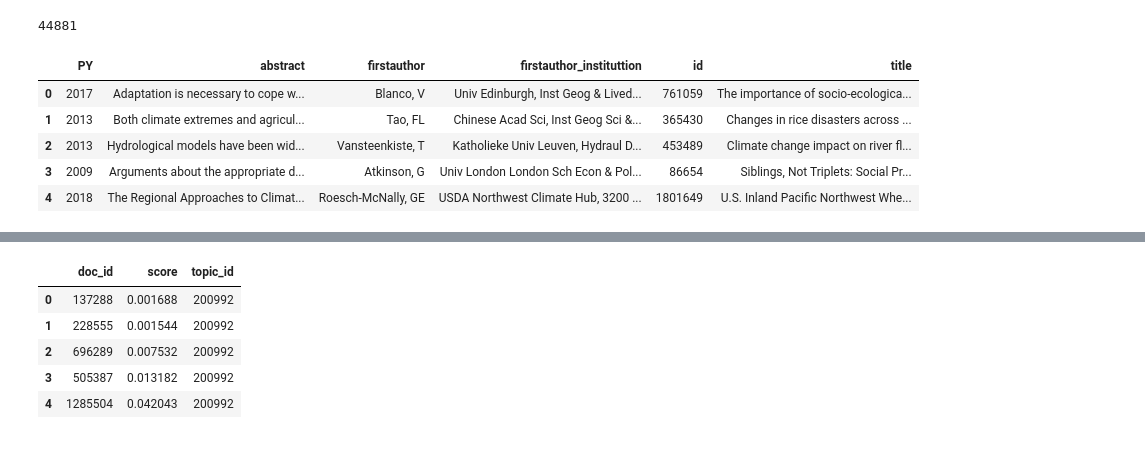
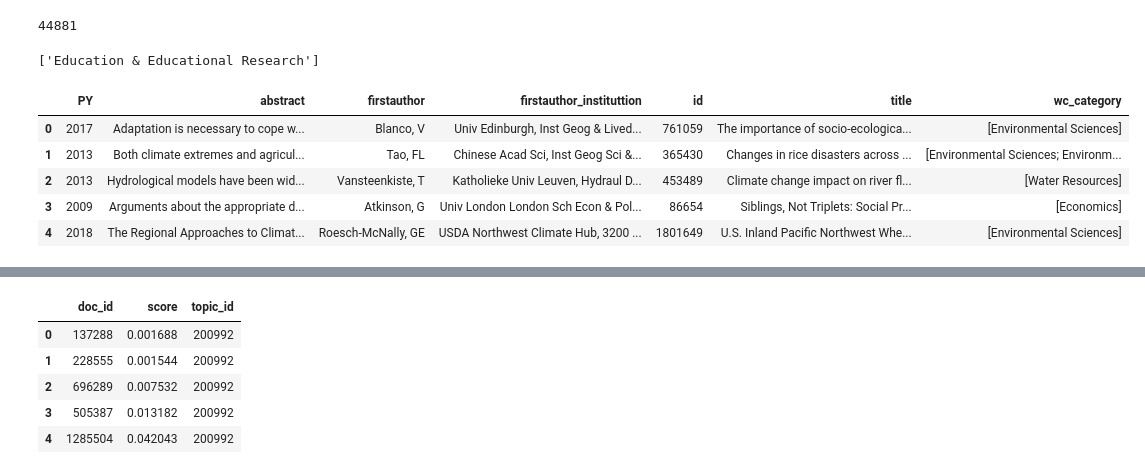
Before and after one commit to mcc-apsis/adaptation-map, a Jupyter notebook: export_documents.ipynb, the cells around one changed output, grey strips where cells are left out. Drawn from its saved outputs; the diff is of its cells as text; code cells hidden in the pictures.

```diff
--- a/export_documents.ipynb
+++ b/export_documents.ipynb
@@ -18,34 +18,39 @@ docs = q.doc_set.all()
 docs.count()
 # %% [output]
 44881
+# %%
+d.wosarticle.wc
+# %% [output]
+['Education & Educational Research']
 # %%
 dd = []
 for d in docs.iterator():
     try:
         dai = d.docauthinst_set.order_by('position').first()
         dd.append({
             "id":d.id,
             "title":d.title,
             "abstract":d.content,
+            "wc_category": d.wosarticle.wc,
             "PY": d.PY,
             "firstauthor": dai.AU,
             "firstauthor_instituttion": dai.institution
         })
     except:
         dd.append({
             "id":d.id,
             "title":d.title,
             "abstract":d.content,
             "PY":d.PY,
         })
 
 
 df = pd.DataFrame.from_dict(dd)
 df.head()
 # %% [output]
-|  | PY | abstract | firstauthor | firstauthor_instituttion | id | title |
-| 0 | 2017 | Adaptation is necessary to cope w... | Blanco, V | Univ Edinburgh, Inst Geog & Lived... | 761059 | The importance of socio-ecologica... |
-| 1 | 2013 | Both climate extremes and agricul... | Tao, FL | Chinese Acad Sci, Inst Geog Sci &... | 365430 | Changes in rice disasters across ... |
-| 2 | 2013 | Hydrological models have been wid... | Vansteenkiste, T | Katholieke Univ Leuven, Hydraul D... | 453489 | Climate change impact on river fl... |
-| 3 | 2009 | Arguments about the appropriate d... | Atkinson, G | Univ London London Sch Econ & Pol... | 86654 | Siblings, Not Triplets: Social Pr... |
-| 4 | 2018 | The Regional Approaches to Climat... | Roesch-McNally, GE | USDA Northwest Climate Hub, 3200 ... | 1801649 | U.S. Inland Pacific Northwest Whe... |
+|  | PY | abstract | firstauthor | firstauthor_instituttion | id | title | wc_category |
+| 0 | 2017 | Adaptation is necessary to cope w... | Blanco, V | Univ Edinburgh, Inst Geog & Lived... | 761059 | The importance of socio-ecologica... | [Environmental Sciences] |
+| 1 | 2013 | Both climate extremes and agricul... | Tao, FL | Chinese Acad Sci, Inst Geog Sci &... | 365430 | Changes in rice disasters across ... | [Environmental Sciences; Environm... |
+| 2 | 2013 | Hydrological models have been wid... | Vansteenkiste, T | Katholieke Univ Leuven, Hydraul D... | 453489 | Climate change impact on river fl... | [Water Resources] |
+| 3 | 2009 | Arguments about the appropriate d... | Atkinson, G | Univ London London Sch Econ & Pol... | 86654 | Siblings, Not Triplets: Social Pr... | [Economics] |
+| 4 | 2018 | The Regional Approaches to Climat... | Roesch-McNally, GE | USDA Northwest Climate Hub, 3200 ... | 1801649 | U.S. Inland Pacific Northwest Whe... | [Environmental Sciences] |
```
Also changed, not shown: parts of 3 cells of this notebook, 1 other file.
